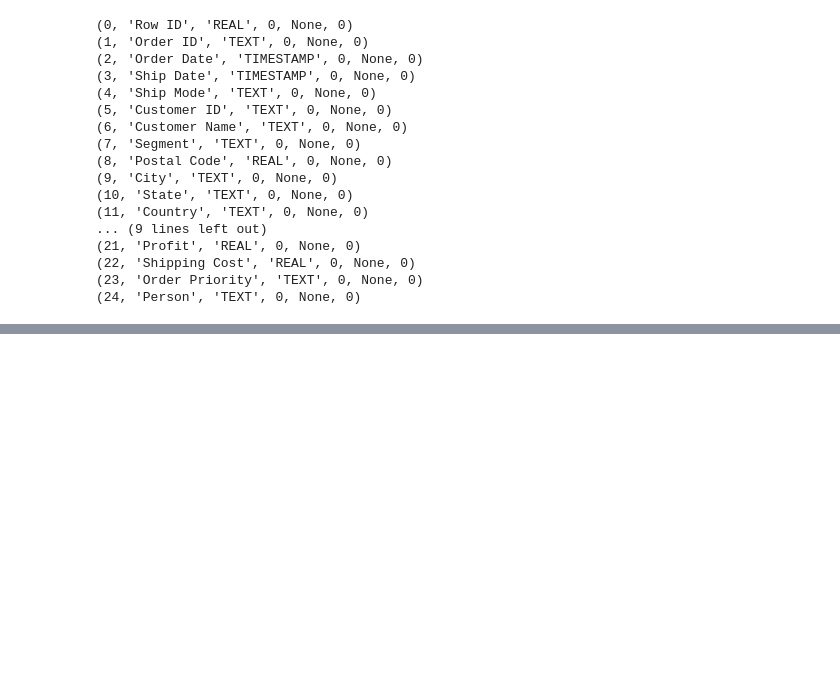
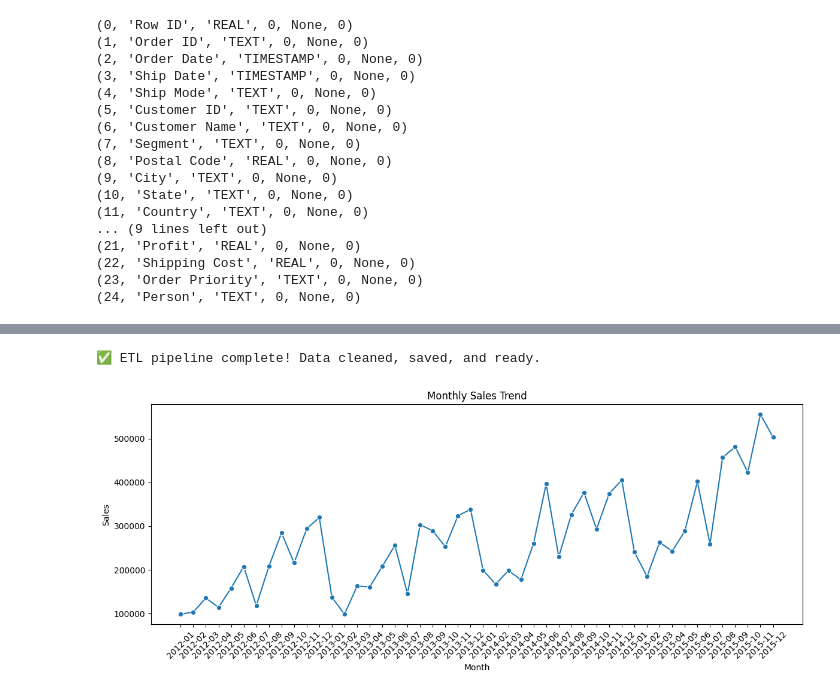
Before and after one commit to shantanu-ingle/Global-superstore-analysis, a Jupyter notebook: analysis.ipynb, the cells around one changed output, grey strips where cells are left out. Saved outputs shown, nothing was run; the diff lists cells and outputs as text; code cells hidden in the pictures; blank space fills up the shorter version.

Commit message:
Added Graphs

```diff
--- a/analysis.ipynb
+++ b/analysis.ipynb
@@ -209,0 +216,79 @@ conn.close()
+# %%
+# ... previous code unchanged ...
+
+# ---------- 🔹 TRANSFORM ----------
+# Clean date and numeric columns
+orders['Order Date'] = pd.to_datetime(orders['Order Date'], errors='coerce')
+orders['Ship Date'] = pd.to_datetime(orders['Ship Date'], errors='coerce')
+orders['Sales'] = pd.to_numeric(orders['Sales'], errors='coerce')
+orders['Profit'] = pd.to_numeric(orders['Profit'], errors='coerce')
+
+# Drop rows with essential missing data
+orders.dropna(subset=['Order ID', 'Order Date', 'Sales', 'Profit'], inplace=True)
+
+# Ensure returns have flag
+returns['Returned'] = True
+
+# Add return flag directly to orders
+orders['Returned'] = orders['Order ID'].isin(returns['Order ID']).astype(int)
+
+# ---------- 🔹 LOAD (CSV + SQLite) ----------
+# Save as CSV
+orders.to_csv("cleaned_orders.csv", index=False)
+
+# Save to SQLite DB
+conn = sqlite3.connect("retail_project.db")
+orders.to_sql("Orders", conn, if_exists="replace", index=False)
+people.to_sql("People", conn, if_exists="replace", index=False)
+returns.to_sql("Returns", conn, if_exists="replace", index=False)
+
+# ---------- 🔹 LOAD (Excel Sheets for Dashboard) ----------
+queries = {
+    "Sales_by_Region": """
+        SELECT Region, SUM(Sales) AS Total_Sales, SUM(Profit) AS Total_Profit
+        FROM Orders GROUP BY Region ORDER BY Total_Sales DESC;
+    """,
+    "Monthly_Sales": """
+        SELECT strftime('%Y-%m', [Order Date]) AS Month, SUM(Sales) AS Monthly_Sales
+        FROM Orders GROUP BY Month ORDER BY Month;
+    """,
+    "Return_Rate_by_Region": """
+        SELECT Region,
+               COUNT(CASE WHEN Returned = 1 THEN 1 END) * 1.0 / COUNT(*) AS Return_Rate
+        FROM Orders GROUP BY Region ORDER BY Return_Rate DESC;
+    """,
+    "Most_Returned_Products": """
+        SELECT [Product Name], COUNT(*) AS Return_Count
+        FROM Orders WHERE Returned = 1 GROUP BY [Product Name]
+        ORDER BY Return_Count DESC LIMIT 10;
+    """
+}
+
+with pd.ExcelWriter("Retail_Dashboard_Data.xlsx", engine='openpyxl') as writer:
+    for name, q in queries.items():
+        df = pd.read_sql_query(q, conn)
+        df.to_excel(writer, sheet_name=name, index=False)
+
+conn.close()
+print("✅ ETL pipeline complete! Data cleaned, saved, and ready.")
+# %% [output]
+✅ ETL pipeline complete! Data cleaned, saved, and ready.
+# %%
+import pandas as pd
+import matplotlib.pyplot as plt
+import seaborn as sns
+
+df = pd.read_csv("cleaned_orders.csv", parse_dates=["Order Date"])
+# %%
+df['Month'] = df['Order Date'].dt.to_period('M').astype(str)
+
+monthly_sales = df.groupby('Month')['Sales'].sum().reset_index()
+
+plt.figure(figsize=(12, 5))
+sns.lineplot(data=monthly_sales, x='Month', y='Sales', marker='o')
+plt.xticks(rotation=45)
+plt.title("Monthly Sales Trend")
+plt.tight_layout()
+plt.show()
+# %% [output]
+[figure, added]
```
Also changed, not shown: parts of 2 cells of this notebook, 3 other files.
